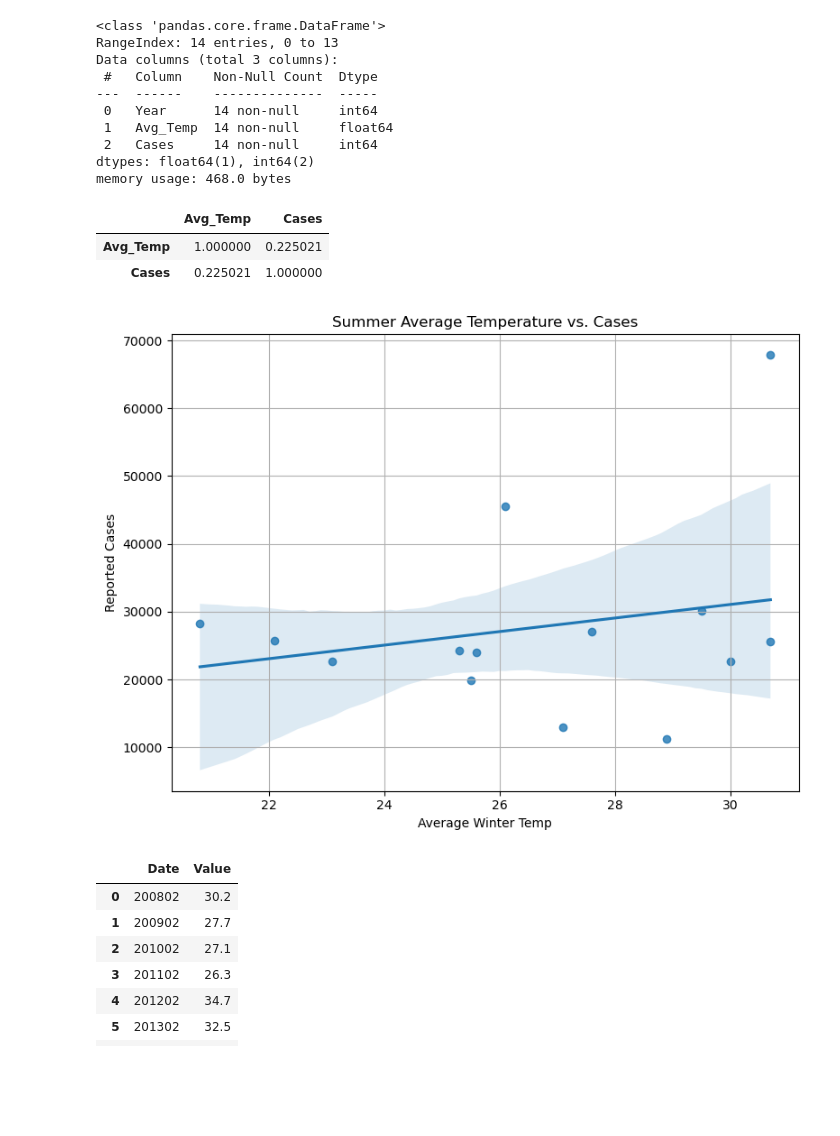
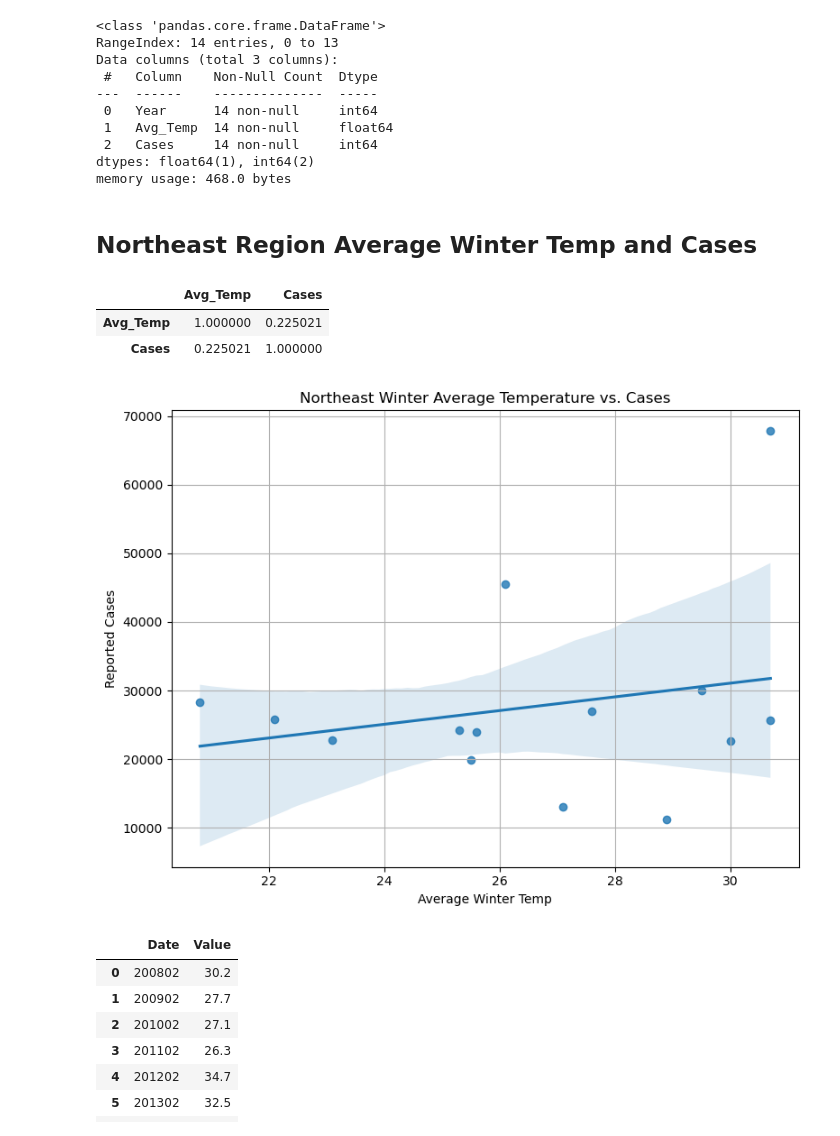
Before and after one commit to dzapata915/Lyme_Disease, a Jupyter notebook: weather_lyme.ipynb, the cells around one changed output. Drawn from its saved outputs; the diff is of its cells as text; code cells hidden in the pictures; blank space fills up the shorter version.

```diff
--- a/weather_lyme.ipynb
+++ b/weather_lyme.ipynb
@@ -500,6 +515,8 @@ Data columns (total 3 columns):
  2   Cases     14 non-null     int64
 dtypes: float64(1), int64(2)
 memory usage: 468.0 bytes
+# %% [markdown]
+## Northeast Region Average Winter Temp and Cases
 # %%
 NE_case_temp[['Avg_Temp','Cases']].corr()
 # %% [output]
@@ -509,14 +526,14 @@ NE_case_temp[['Avg_Temp','Cases']].corr()
 # %%
 plt.figure(figsize=(8, 6))
 sns.regplot(data=NE_case_temp, x='Avg_Temp', y='Cases')
-plt.title('Summer Average Temperature vs. Cases')
+plt.title('Northeast Winter Average Temperature vs. Cases')
 plt.xlabel('Average Winter Temp')
 plt.ylabel('Reported Cases')
 plt.grid(True)
 plt.tight_layout()
 plt.show()
 # %% [output]
-[figure, old version]
+[figure, new version]
 # %%
 ohio_winter = pd.read_csv('../data/Ohio winter temps.csv')
 # %%
```
Also changed, not shown: parts of 51 cells of this notebook.
